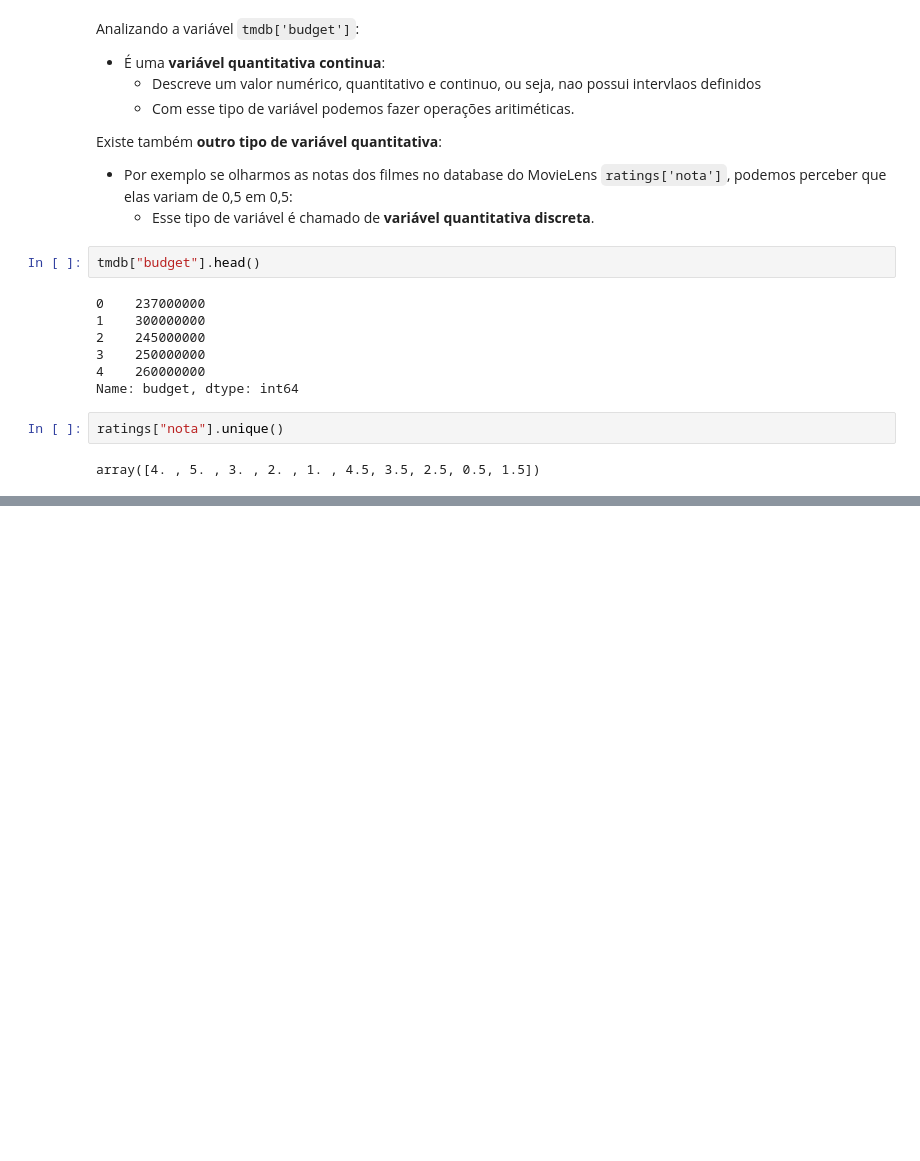
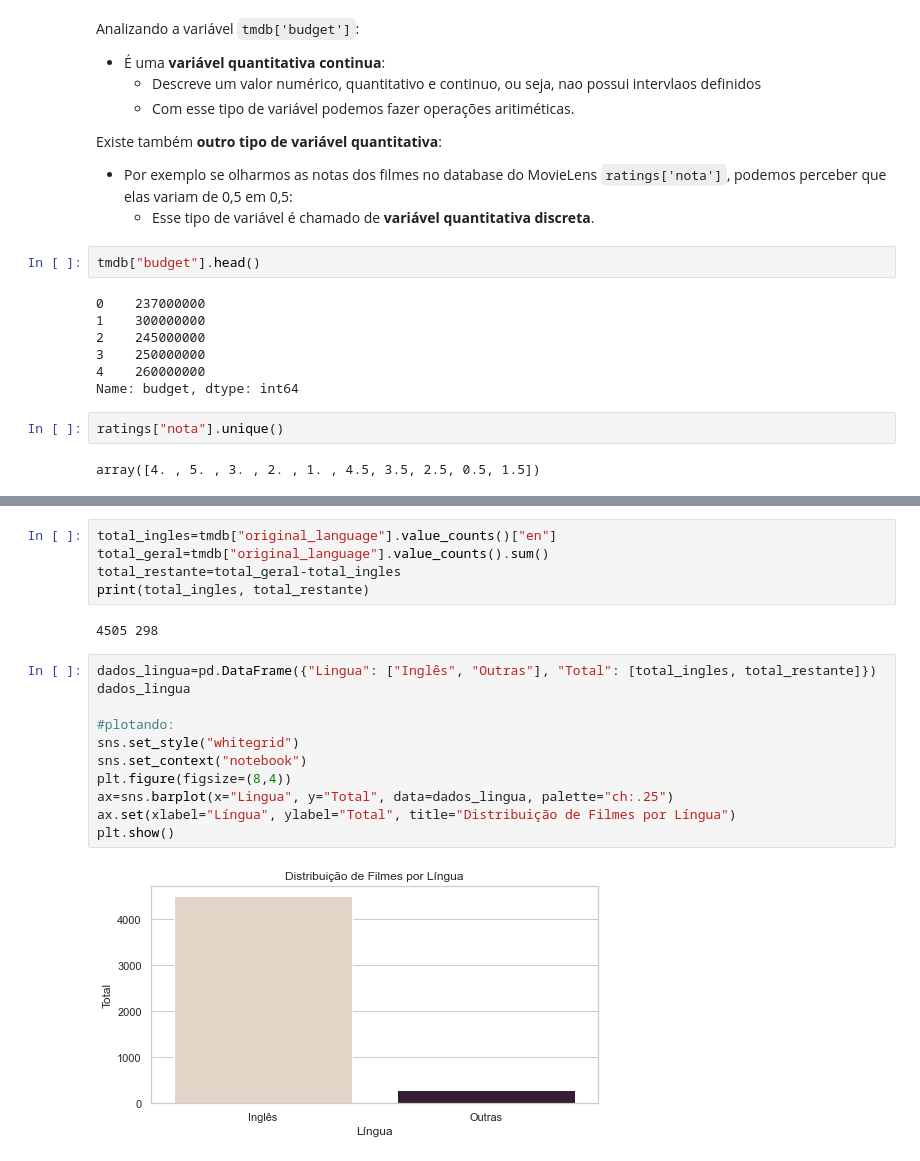
Before and after one commit to juancostaa/Alura-Data-Science-Studies, a Jupyter notebook: introducao-a-data-science-aula0/Alura-DataScience.ipynb, the cells around one changed output, grey strips where cells are left out. Cells and saved outputs as stored; diff of their text form; blank space fills up the shorter version.

```diff
--- a/introducao-a-data-science-aula0/Alura-DataScience.ipynb
+++ b/introducao-a-data-science-aula0/Alura-DataScience.ipynb
@@ -249,0 +303,20 @@ array([4. , 5. , 3. , 2. , 1. , 4.5, 3.5, 2.5, 0.5, 1.5])
+# %%
+total_ingles=tmdb["original_language"].value_counts()["en"]
+total_geral=tmdb["original_language"].value_counts().sum()
+total_restante=total_geral-total_ingles
+print(total_ingles, total_restante)
+# %% [output]
+4505 298
+# %%
+dados_lingua=pd.DataFrame({"Lingua": ["Inglês", "Outras"], "Total": [total_ingles, total_restante]})
+dados_lingua
+
+#plotando:
+sns.set_style("whitegrid")
+sns.set_context("notebook")
+plt.figure(figsize=(8,4))
+ax=sns.barplot(x="Lingua", y="Total", data=dados_lingua, palette="ch:.25")
+ax.set(xlabel="Língua", ylabel="Total", title="Distribuição de Filmes por Língua")
+plt.show()
+# %% [output]
+[figure, added]
```
Also changed, not shown: parts of 11 cells of this notebook.
